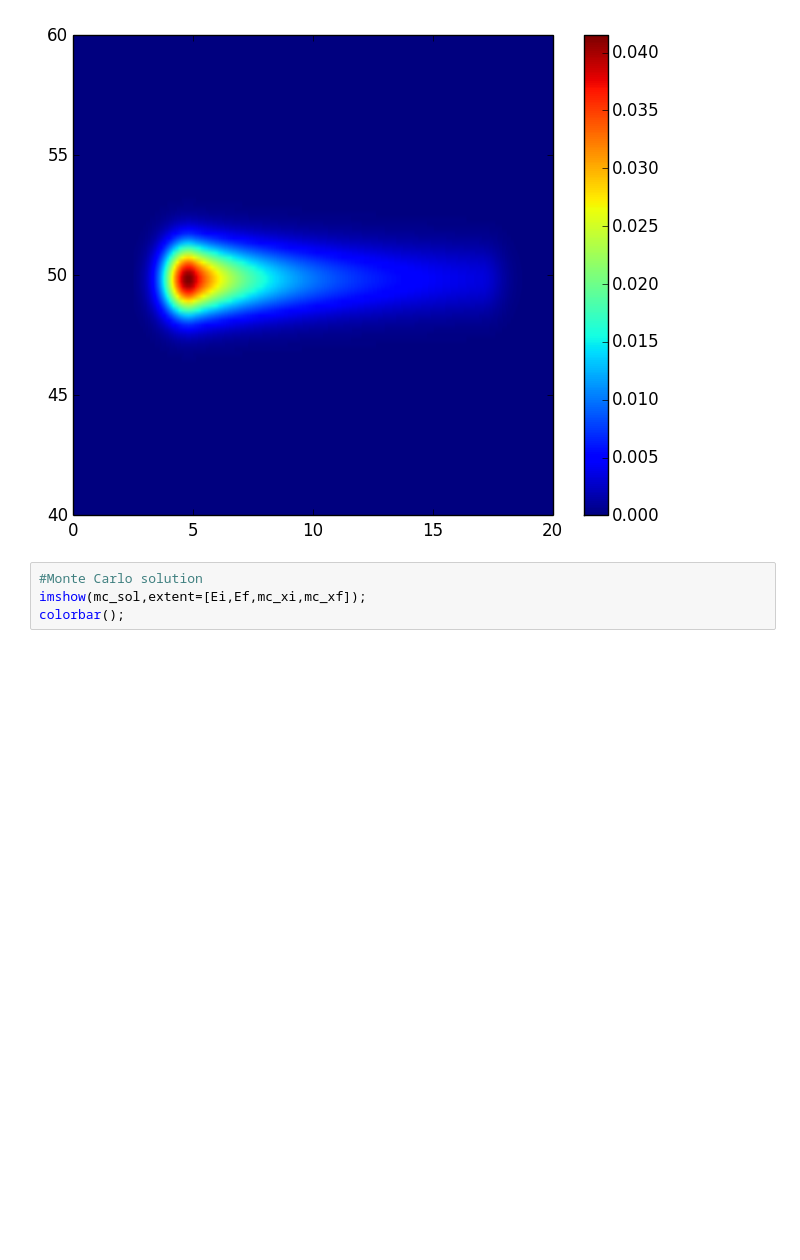
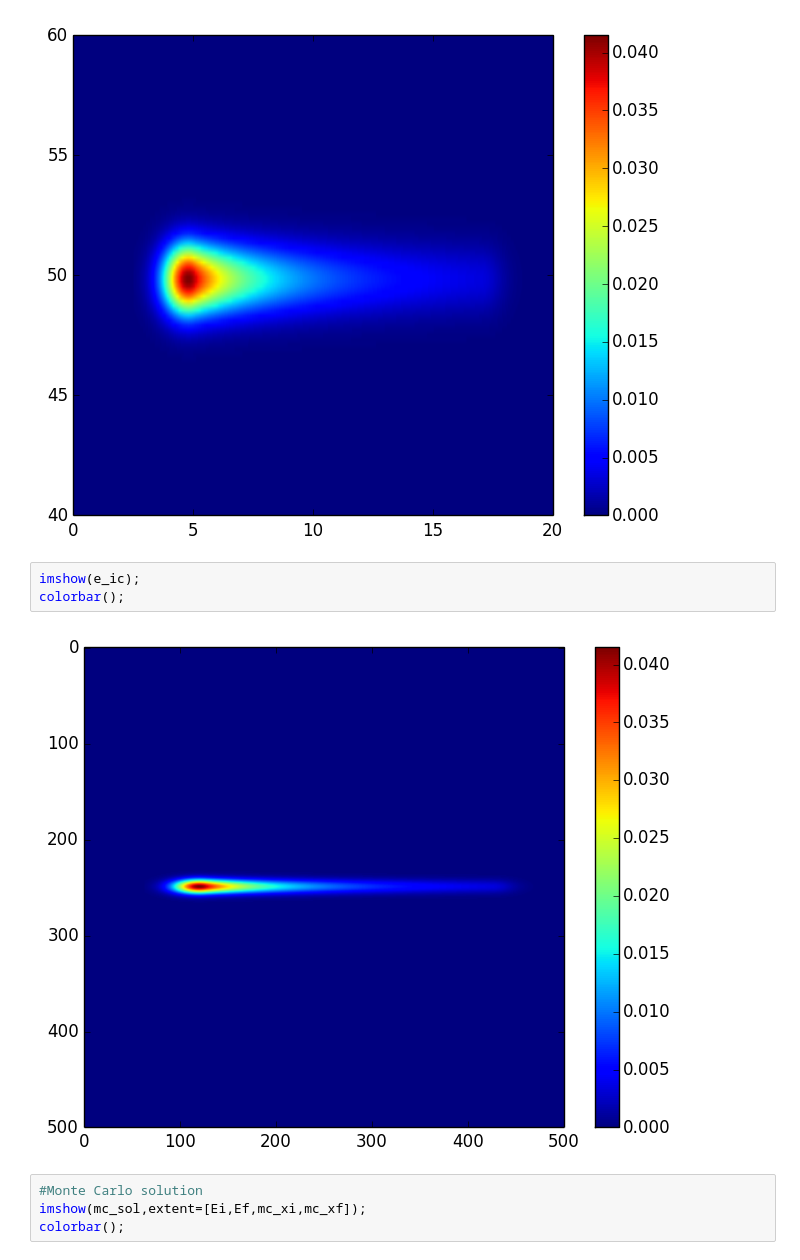
Before and after one commit to sennosays/project, a Jupyter notebook: Advection Diffusion Test.ipynb, the cells around one changed output. Saved outputs shown, nothing was run; the diff lists cells and outputs as text; blank space fills up the shorter version.

```diff
--- a/Advection Diffusion Test.ipynb
+++ b/Advection Diffusion Test.ipynb
@@ -150,6 +154,11 @@ imshow(e_ic[e_x_range,:],extent = [Ei,Ef,mc_xi,mc_xf]);
 colorbar();
 # %% [output]
 [figure]
+# %%
+imshow(e_ic);
+colorbar();
+# %% [output]
+[figure, added]
 # %%
 #Monte Carlo solution
 imshow(mc_sol,extent=[Ei,Ef,mc_xi,mc_xf]);
```
Also changed, not shown: parts of 2 cells of this notebook, 4 other files.
